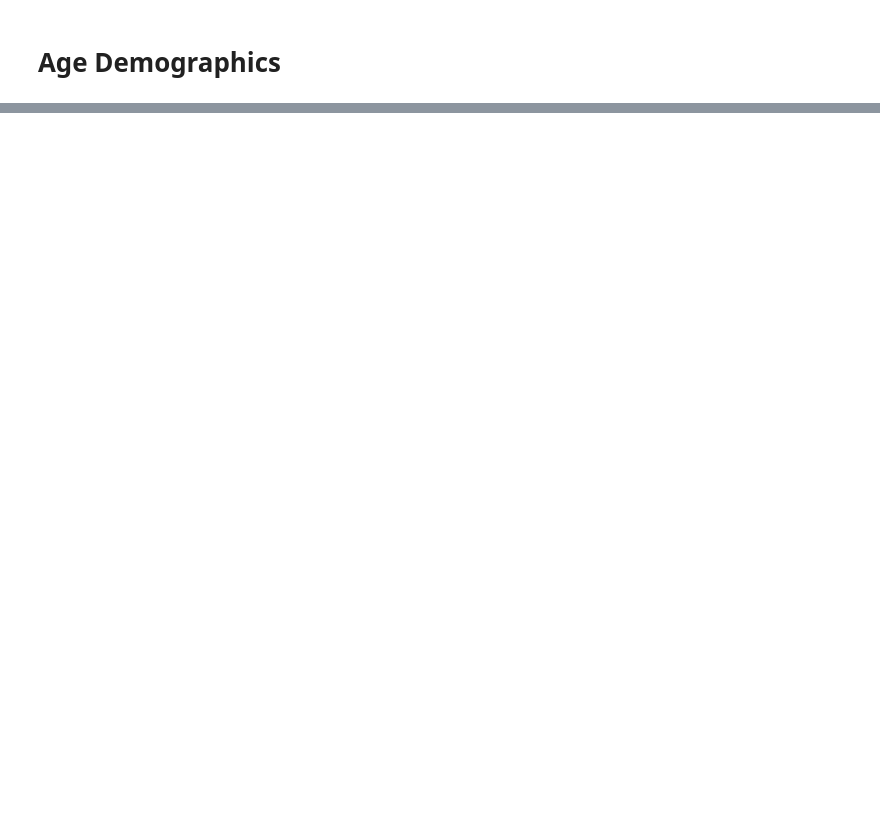
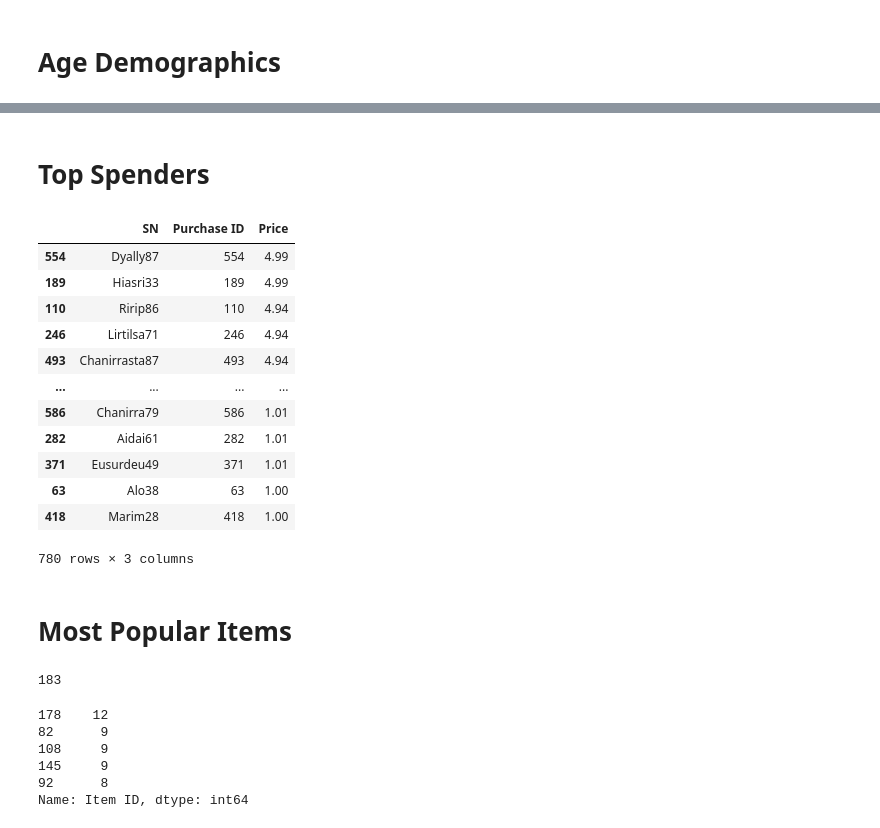
Before and after one commit to carlosalbertomachadopires/pandas-challenge, a Jupyter notebook: HeroesOfPymoli/HerosOfPymoli.ipynb, the cells around one changed output, grey strips where cells are left out. Drawn from its saved outputs; the diff is of its cells as text; code cells hidden in the pictures; blank space fills up the shorter version.

```diff
--- a/HeroesOfPymoli/HerosOfPymoli.ipynb
+++ b/HeroesOfPymoli/HerosOfPymoli.ipynb
@@ -402,0 +619,40 @@ Age_Average_Price
+# %% [markdown]
+# Top Spenders
+# %%
+Players_purchase_data = purchase_data.loc[
+    :, ["SN", "Purchase ID", "Price"]
+].drop_duplicates()
+Players_purchase_data.sort_values("Price", ascending=False)[
+    ["SN", "Purchase ID", "Price"]
+]
+# %% [output]
+|  | SN | Purchase ID | Price |
+| 554 | Dyally87 | 554 | 4.99 |
+| 189 | Hiasri33 | 189 | 4.99 |
+| 110 | Ririp86 | 110 | 4.94 |
+| 246 | Lirtilsa71 | 246 | 4.94 |
+| 493 | Chanirrasta87 | 493 | 4.94 |
+| ... | ... | ... | ... |
+| 586 | Chanirra79 | 586 | 1.01 |
+| 282 | Aidai61 | 282 | 1.01 |
+| 371 | Eusurdeu49 | 371 | 1.01 |
+| 63 | Alo38 | 63 | 1.00 |
+| 418 | Marim28 | 418 | 1.00 |
+780 rows × 3 columns
+# %% [markdown]
+# Most Popular Items
+# %%
+Unique_Items_purchase_data = purchase_data["Item ID"].value_counts().count()
+Unique_Items_purchase_data
+# %% [output]
+183
+# %%
+Unique_Items_purchase_data = purchase_data["Item ID"].value_counts()
+Unique_Items_purchase_data.head()
+# %% [output]
+178    12
+82      9
+108     9
+145     9
+92      8
+Name: Item ID, dtype: int64
```
Also changed, not shown: parts of 36 cells of this notebook.
